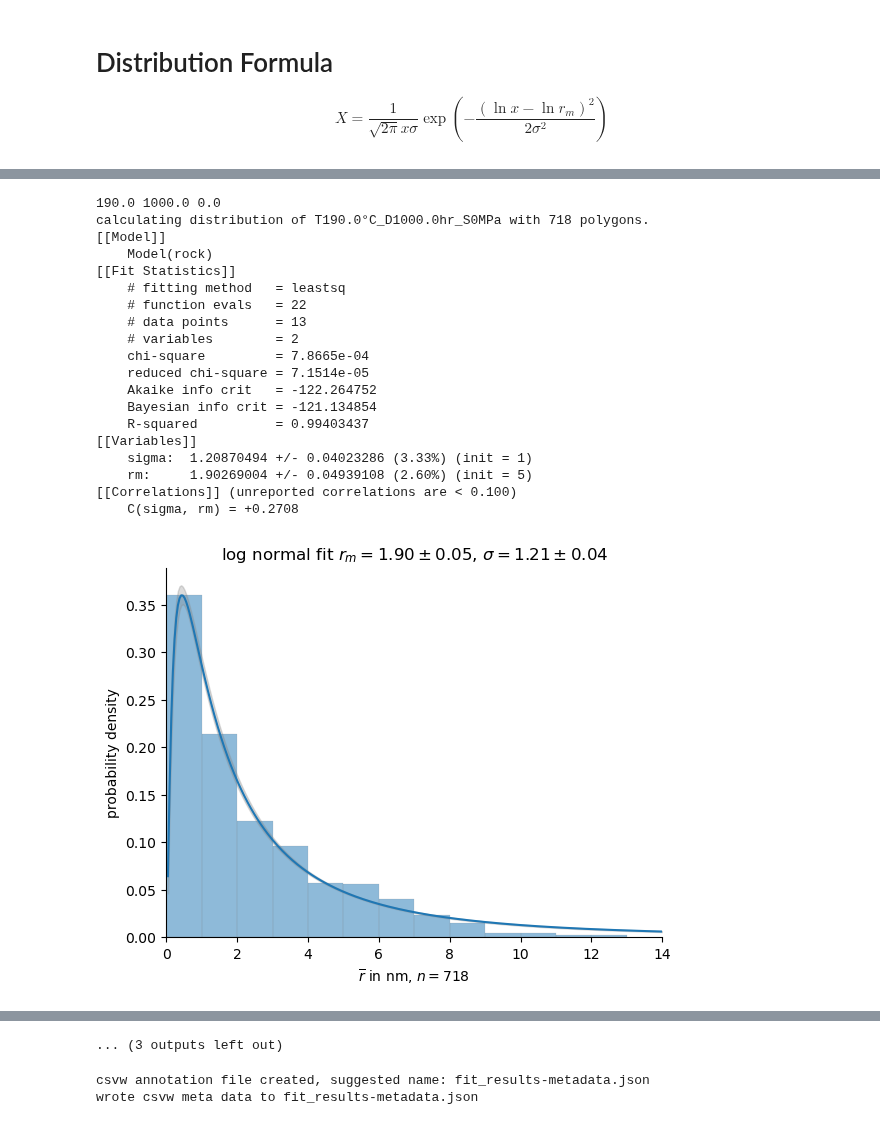
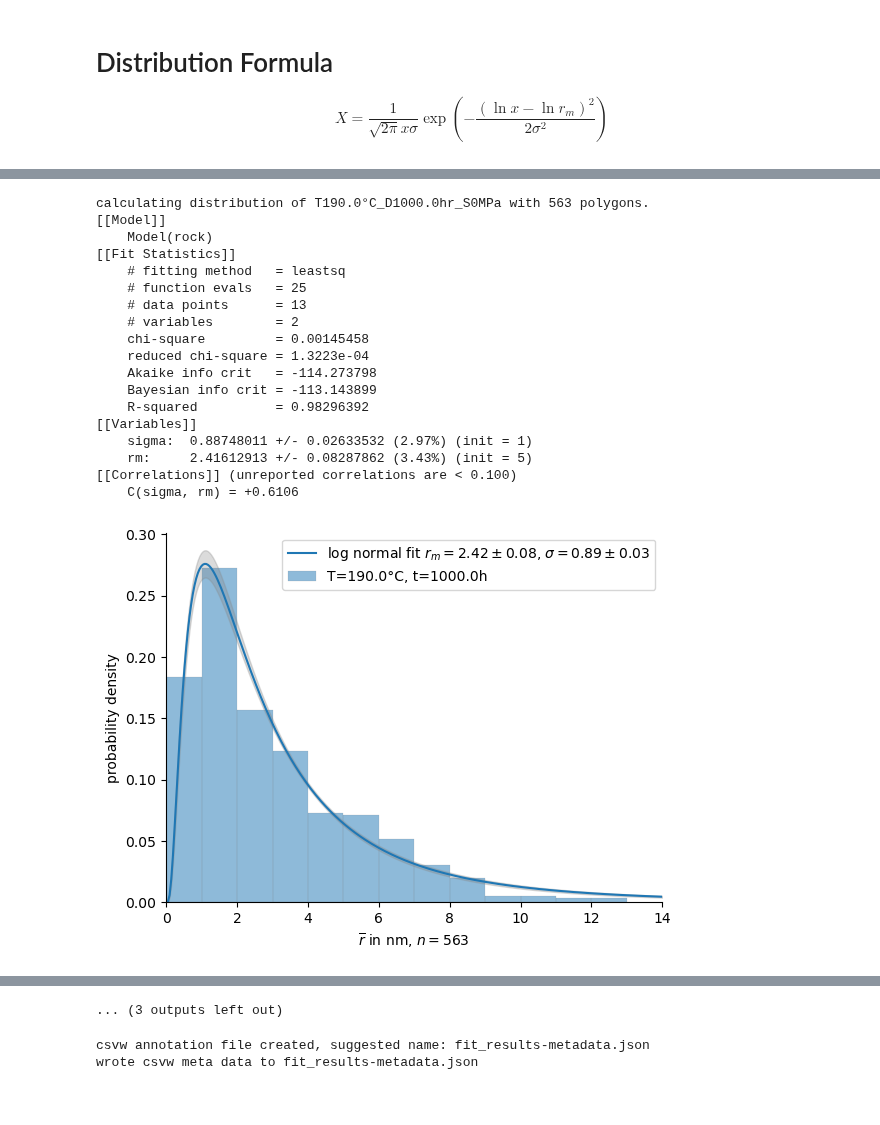
Before and after one commit to BAMresearch/DF-TEM-PAW, a Jupyter notebook: analyse_precepitates_data.ipynb, the cells around one changed output, grey strips where cells are left out. Cells and saved outputs as stored; diff of their text form; code cells hidden in the pictures.

```diff
--- a/analyse_precepitates_data.ipynb
+++ b/analyse_precepitates_data.ipynb
@@ -60,7 +60,7 @@ def get_histogram(y, start=0.0, end=None, bin_width=1.0,x_label='x',plot_result=
 def rock(x, rm, sigma):
     return 1.0/(np.sqrt(2*np.pi)*x*sigma)*np.exp(-(np.log(x/rm))**2/(2*sigma**2))
 
-def fit_log_distribution(x, y, x_min=None, x_max=None, y_max=0.0, bin_width=1.0, x_label=r"$x$", y_label=r"probability density", filename='fit_log_distribution.png', save_plot=False) -> dict:
+def fit_log_distribution(x, y, x_min=None, x_max=None, y_max=0.0, bin_width=1.0, label='distribution', x_label=r"$x$", y_label=r"probability density", filename='fit_log_distribution.png', save_plot=False) -> dict:
    results=dict()
    if not x_min:
       x_min=0
@@ -104,9 +104,9 @@ def fit_log_distribution(x, y, x_min=None, x_max=None, y_max=0.0, bin_width=1.0,
    ax.spines['right'].set_visible(False)
    #ax.yaxis.grid(True, color='#EEEEEE')
    #ax.xaxis.grid(False)
-   plt.title(r"log normal fit $r_m={:.2f}\pm{:.2f}$, $\sigma={:.2f}\pm{:.2f}$".format(result.params['rm'].value,result.params['rm'].stderr,result.params['sigma'].value,result.params['sigma'].stderr))
-   bars=ax.bar(x, y, width=bin_width, alpha=0.5,align='center', linewidth=0.2, edgecolor='gray')
-   plt.plot(fit['x'], fit['y'], label='fit')
+   #plt.title(r"log normal fit $r_m={:.2f}\pm{:.2f}$, $\sigma={:.2f}\pm{:.2f}$".format(result.params['rm'].value,result.params['rm'].stderr,result.params['sigma'].value,result.params['sigma'].stderr))
+   bars=ax.bar(x, y, width=bin_width, alpha=0.5,align='center', linewidth=0.2, edgecolor='gray', label=label)
+   plt.plot(fit['x'], fit['y'], label=r"log-normal fit $r_m={:.2f}\pm{:.2f}$, $\sigma={:.2f}\pm{:.2f}$".format(result.params['rm'].value,result.params['rm'].stderr,result.params['sigma'].value,result.params['sigma'].stderr))
    plt.fill_between(fit['x'], fit['y']-fit['dely'],
          fit['y']+fit['dely'], color='#888888',alpha=0.3)
    plt.xlabel(x_label)
@@ -127,6 +127,7 @@ def fit_log_distribution(x, y, x_min=None, x_max=None, y_max=0.0, bin_width=1.0,
 
    #plt.xticks(x)
    plt.ylabel(y_label)
+   plt.legend()
    plt.show()
    if save_plot:
       fig.savefig(filename)
@@ -152,12 +153,12 @@ q = prepareQuery(
     SELECT ?ome_image ?ome_rois ?specimen_label ?chartype ?charvalue ?charunit WHERE
     {
           ?image rdf:type co:Image ;
-            co:resource ?ome_image.
+            co:resource / rdf:first ?ome_image.
           ?image_process co:output ?image ;
             co:nextProcess ?analysis_process ;
             co:input ?specimen .
           ?analysis_process co:output ?rois.
-          ?rois co:resource ?ome_rois.
+          ?rois co:resource / rdf:first ?ome_rois.
           ?creep_process co:nextProcess ?image_process;
             co:input [ a ?chartype;
               co:resource / qudt:value ?charvalue;
@@ -195,4 +196,4 @@ for (dataset, index),value in data.items():
   if dataset not in data_dict.keys():
     data_dict[dataset]=dict()
   data_dict[dataset][index]=value
-#data_dict
+data_dict
@@ -250,13 +300,18 @@ for dataset, content in data_dict.items():
     polygon_props=list()
     polygons=[Polygon(contour) for contour in contour_list]
     for polygon in polygons:
-        # calculate the distance from the centroid to each vertex
-        centroid=Point(polygon.centroid)
-        distances = [centroid.distance(Point(vertex)) for vertex in polygon.exterior.coords]
-        # calculate the mean radius of the polygon, as mean of distance from centrois to exterior points
-        mean_radius_edge = sum(distances) / len(distances)
-        mean_radius_circle_area = np.sqrt(polygon.area/np.pi)
-        polygon_props.append({'area': polygon.area, 'centroid': polygon.centroid, 'mean_radius_edge_distance': mean_radius_edge, 'mean_radius_circle_area': mean_radius_circle_area })
+        if polygon.area>1.0:
+            # calculate the distance from the centroid to each vertex
+            centroid=Point(polygon.centroid)
+            distances = [centroid.distance(Point(vertex)) for vertex in polygon.exterior.coords]
+            # calculate the mean radius of the polygon, as mean of distance from centrois to exterior points
+            mean_radius_edge = sum(distances) / len(distances)
+            mean_radius_circle_area = np.sqrt(polygon.area/np.pi)
+            #major_axis, minor_axis, orientation=fit_ellipse(polygon)
+            #print(major_axis,minor_axis,orientation)
+            polygon_props.append({'area': polygon.area, 'centroid': polygon.centroid, 'mean_radius_edge_distance': mean_radius_edge, 'mean_radius_circle_area': mean_radius_circle_area })
+
+
     df=pd.DataFrame(polygon_props)
     filename="./polygons/{}.csv".format(dataset)
     df.to_csv(filename)
@@ -288,43 +343,44 @@ fits=list()
 for dataset, content in poly_dict.items():
     dataframe=content['dataframe']
     props=dataset.split('_')
     temp=float(props[0][1:-2])
     aging_time=float(props[1][1:-2])
     stress=float(props[2][1:-3])
     #print(temp,aging_time,stress)
     print("calculating distribution of {} with {} polygons.".format(dataset, len(dataframe)))
     #histogram=get_histogram(dataframe['mean_radius_circle_area'],plot_result=True)
     histogram=get_histogram(dataframe['mean_radius_circle_area'],)
     #remive all special chars
     filename=''.join(e for e in dataset if e.isalnum())
     filename="images/{}.png".format(filename)
     xlabel=r"$\overline{r}$ in nm, $n=$"+str(len(dataframe))
-    record={**{'dataset': dataset},**fit_log_distribution(histogram['center'],histogram['norm'],x_min=0.0, x_max=14.0, x_label=xlabel, filename=filename,save_plot=True)}
+    tmp=dataset.split('_')
+    label="T={}, t={}".format(tmp[0][1:],tmp[1][1:-1])
+    record={**{'dataset': dataset},**fit_log_distribution(histogram['center'],histogram['norm'], label=label, x_min=0.0, x_max=14.0, x_label=xlabel, filename=filename,save_plot=True)}
     #record={**{'dataset': dataset},**fit_log_distribution(histogram['center'],histogram['norm'])}
     record.pop('fit')
     fits.append({**{'dataset': dataset, "temp": temp, "aging_time": aging_time, "stress": stress, "rois": " ".join(content['rois'])},**record})
 fit_results=pd.DataFrame(fits).set_index('dataset')
 fit_results.sort_values('aging_time',inplace=True)
 fit_results.to_csv('fit_results.csv')
 fit_results
 # %% [output]
-190.0 1000.0 0.0
-calculating distribution of T190.0°C_D1000.0hr_S0MPa with 718 polygons.
+calculating distribution of T190.0°C_D1000.0hr_S0MPa with 563 polygons.
 [[Model]]
     Model(rock)
 [[Fit Statistics]]
     # fitting method   = leastsq
-    # function evals   = 22
+    # function evals   = 25
     # data points      = 13
     # variables        = 2
-    chi-square         = 7.8665e-04
-    reduced chi-square = 7.1514e-05
-    Akaike info crit   = -122.264752
-    Bayesian info crit = -121.134854
-    R-squared          = 0.99403437
+    chi-square         = 0.00145458
+    reduced chi-square = 1.3223e-04
+    Akaike info crit   = -114.273798
+    Bayesian info crit = -113.143899
+    R-squared          = 0.98296392
 [[Variables]]
-    sigma:  1.20870494 +/- 0.04023286 (3.33%) (init = 1)
-    rm:     1.90269004 +/- 0.04939108 (2.60%) (init = 5)
+    sigma:  0.88748011 +/- 0.02633532 (2.97%) (init = 1)
+    rm:     2.41612913 +/- 0.08287862 (3.43%) (init = 5)
 [[Correlations]] (unreported correlations are < 0.100)
-    C(sigma, rm) = +0.2708
+    C(sigma, rm) = +0.6106
-[figure, old version]
+[figure, new version]
```
Also changed, not shown: parts of 5 cells of this notebook, 16 other files.
